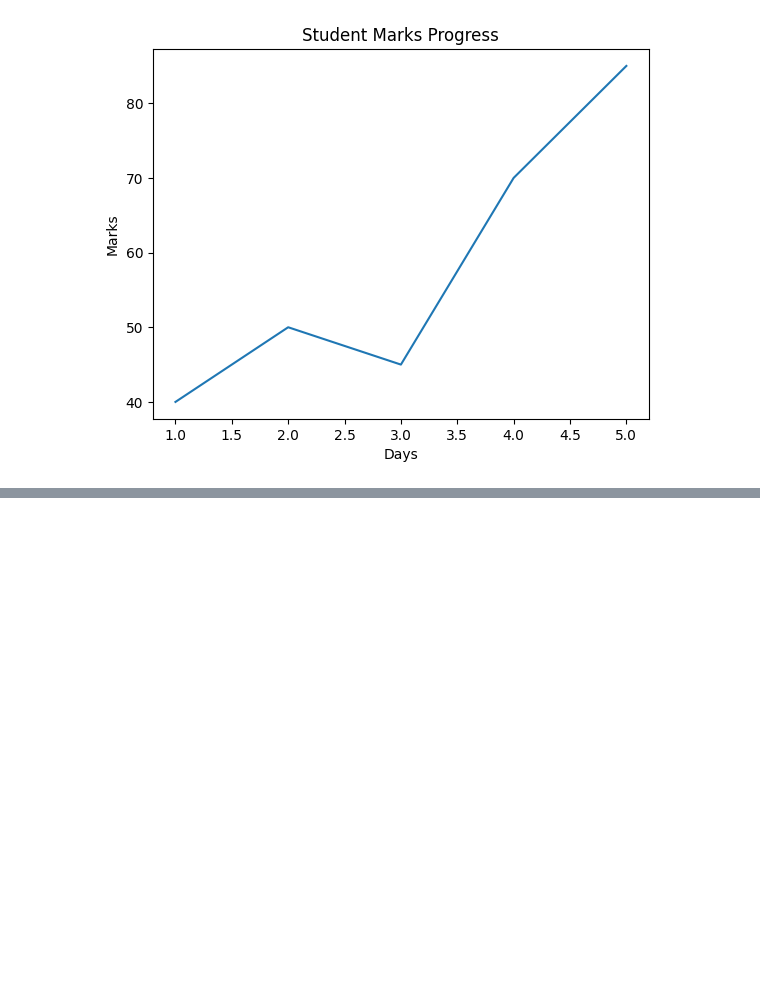
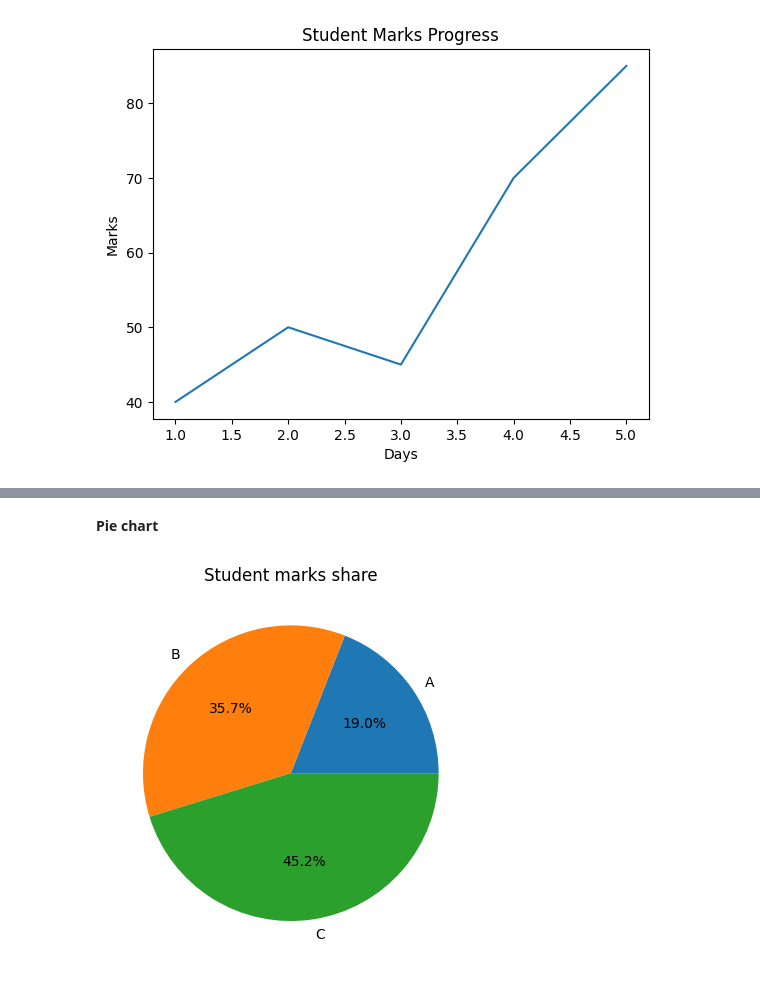
Before and after one commit to senthil-krishna/Python-Data-Science-Practice, a Jupyter notebook: Matplotlib.ipynb, the cells around one changed output, grey strips where cells are left out. Saved outputs shown, nothing was run; the diff lists cells and outputs as text; code cells hidden in the pictures; blank space fills up the shorter version.

```diff
--- a/Matplotlib.ipynb
+++ b/Matplotlib.ipynb
@@ -11,0 +31,10 @@ plt.show()
+# %% [markdown]
+**Pie chart**
+# %%
+students = ["A", "B", "C"]
+marks = [40, 75, 95]
+plt.pie(marks,labels=students,autopct="%1.1f%%")
+plt.title("Student marks share")
+plt.show()
+# %% [output]
+[figure, added]
```
Also changed, not shown: parts of 5 cells of this notebook.
